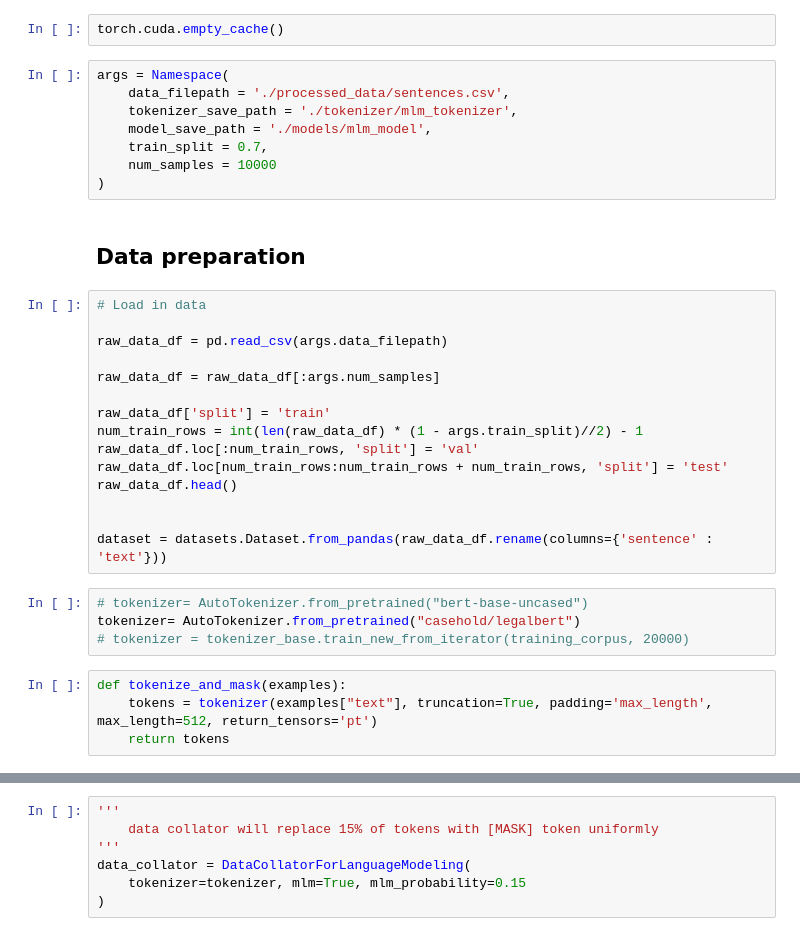
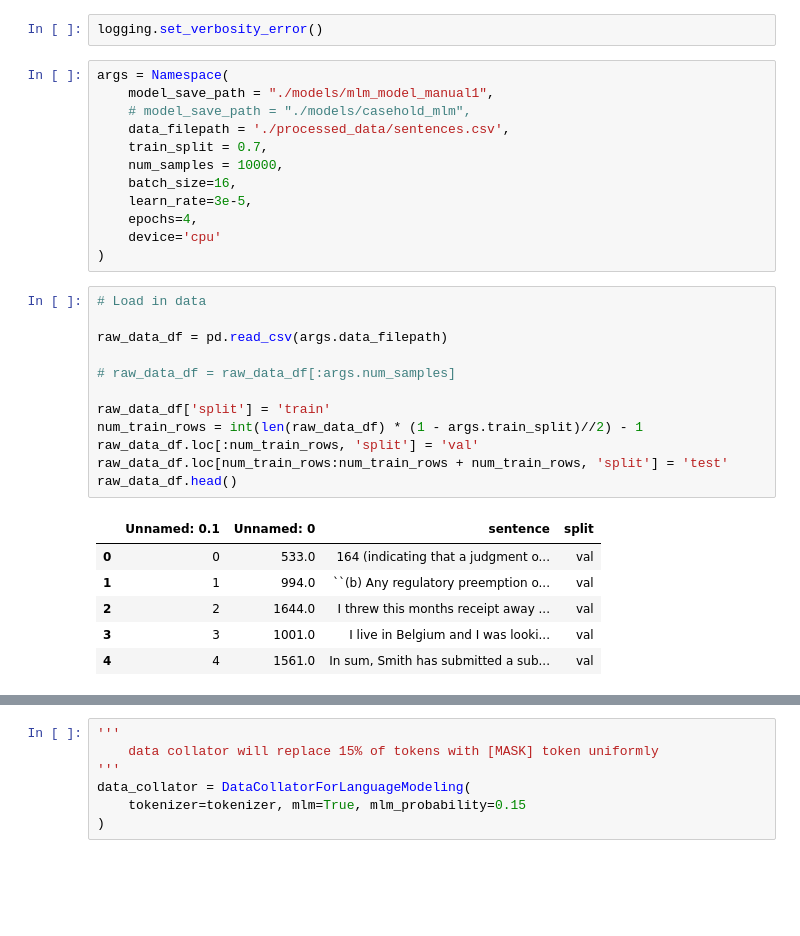
Before and after one commit to jimmyjz1127/LegalNLP, a Jupyter notebook: Notebooks/mlm_train.ipynb, the cells around one changed output, grey strips where cells are left out. Saved outputs shown, nothing was run; the diff lists cells and outputs as text; blank space fills up the shorter version.

```diff
--- a/Notebooks/mlm_train.ipynb
+++ b/Notebooks/mlm_train.ipynb
@@ -41,35 +44,33 @@ from sklearn.metrics import accuracy_score, precision_recall_fscore_support
-# %%
-torch.cuda.empty_cache()
+# %%
+logging.set_verbosity_error()
 # %%
 args = Namespace(
+    model_save_path = "./models/mlm_model_manual1",
+    # model_save_path = "./models/casehold_mlm",
     data_filepath = './processed_data/sentences.csv',
-    tokenizer_save_path = './tokenizer/mlm_tokenizer',
-    model_save_path = './models/mlm_model',
     train_split = 0.7,
-    num_samples = 10000
+    num_samples = 10000,
+    batch_size=16,
+    learn_rate=3e-5,
+    epochs=4,
+    device='cpu'
 )
-# %% [markdown]
-## Data preparation
 # %%
 # Load in data
 
 raw_data_df = pd.read_csv(args.data_filepath)
 
-raw_data_df = raw_data_df[:args.num_samples]
+# raw_data_df = raw_data_df[:args.num_samples]
 
 raw_data_df['split'] = 'train'
 num_train_rows = int(len(raw_data_df) * (1 - args.train_split)//2) - 1
 raw_data_df.loc[:num_train_rows, 'split'] = 'val'
 raw_data_df.loc[num_train_rows:num_train_rows + num_train_rows, 'split'] = 'test'
 raw_data_df.head()
-
-
-dataset = datasets.Dataset.from_pandas(raw_data_df.rename(columns={'sentence' : 'text'}))
+# %% [output]
+|  | Unnamed: 0.1 | Unnamed: 0 | sentence | split |
+| 0 | 0 | 533.0 | 164 (indicating that a judgment o... | val |
+| 1 | 1 | 994.0 | ``(b) Any regulatory preemption o... | val |
+| 2 | 2 | 1644.0 | I threw this months receipt away ... | val |
+| 3 | 3 | 1001.0 | I live in Belgium and I was looki... | val |
+| 4 | 4 | 1561.0 | In sum, Smith has submitted a sub... | val |
-# %%
-# tokenizer= AutoTokenizer.from_pretrained("bert-base-uncased")
-tokenizer= AutoTokenizer.from_pretrained("casehold/legalbert")
-# tokenizer = tokenizer_base.train_new_from_iterator(training_corpus, 20000)
-# %%
-def tokenize_and_mask(examples):
-    tokens = tokenizer(examples["text"], truncation=True, padding='max_length', max_length=512, return_tensors='pt')
-    return tokens
```
Also changed, not shown: parts of 37 cells of this notebook, 4 other files.
